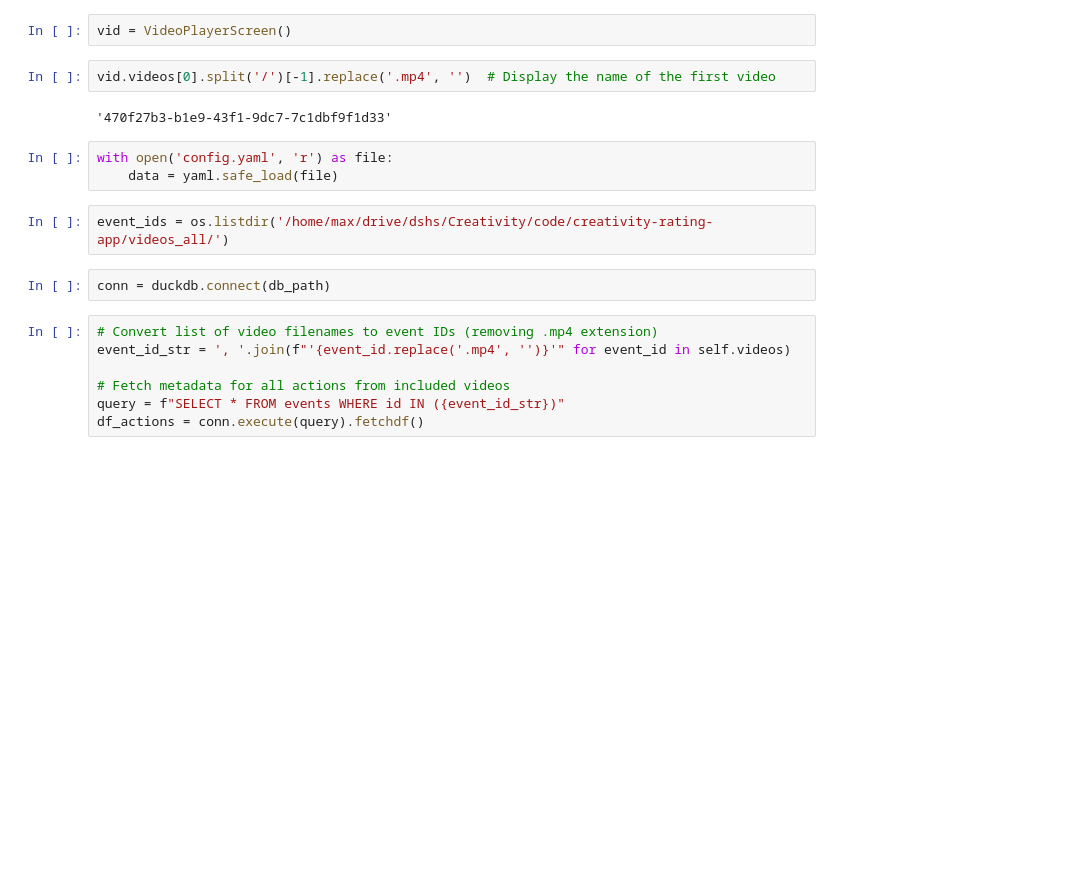
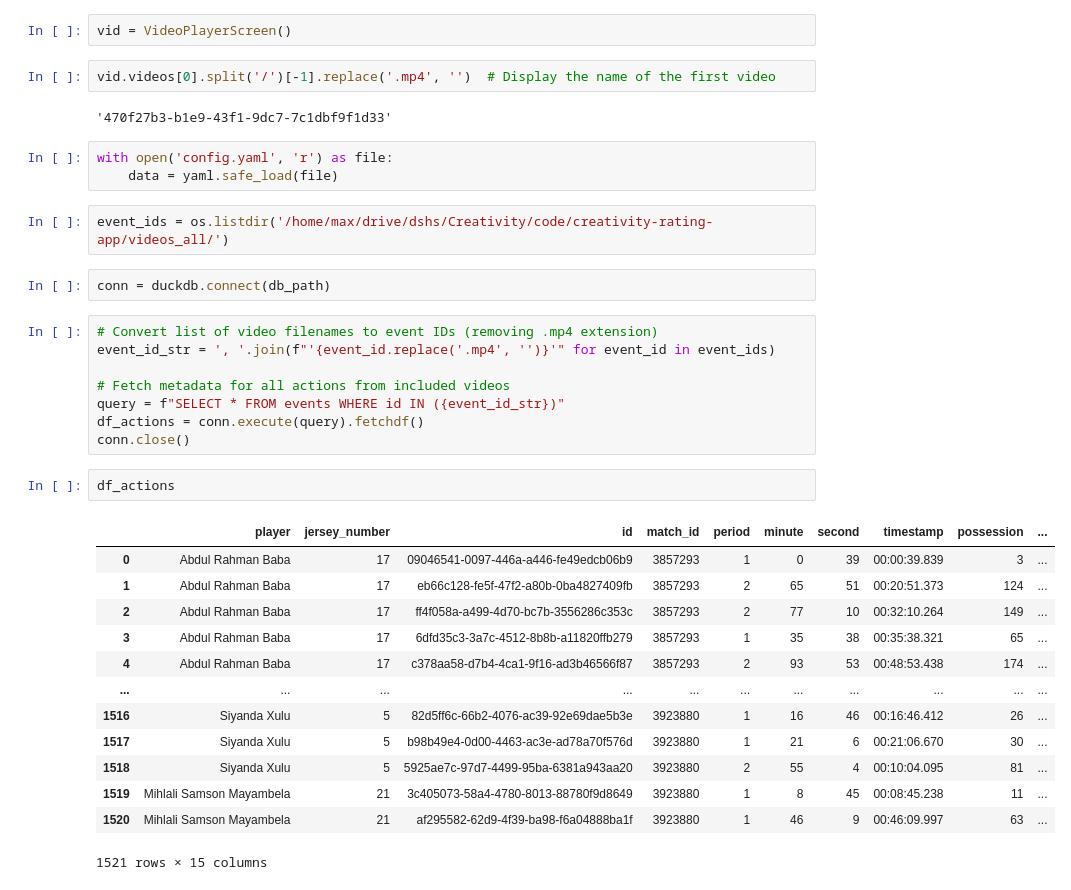
Before and after one commit to maxk92/creativity-rating-app, a Jupyter notebook: playground.ipynb, the cells around one changed output. Saved outputs shown, nothing was run; the diff lists cells and outputs as text; blank space fills up the shorter version.

```diff
--- a/playground.ipynb
+++ b/playground.ipynb
@@ -44,8 +44,25 @@ event_ids = os.listdir('/home/max/drive/dshs/Creativity/code/creativity-rating-a
 conn = duckdb.connect(db_path)
 # %%
 # Convert list of video filenames to event IDs (removing .mp4 extension)
-event_id_str = ', '.join(f"'{event_id.replace('.mp4', '')}'" for event_id in self.videos)
+event_id_str = ', '.join(f"'{event_id.replace('.mp4', '')}'" for event_id in event_ids)
 
 # Fetch metadata for all actions from included videos
 query = f"SELECT * FROM events WHERE id IN ({event_id_str})"
 df_actions = conn.execute(query).fetchdf()
+conn.close()
+# %%
+df_actions
+# %% [output]
+|  | player | jersey_number | id | match_id | period | minute | second | timestamp | possession | ... |
+| 0 | Abdul Rahman Baba | 17 | 09046541-0097-446a-a446-fe49edcb06b9 | 3857293 | 1 | 0 | 39 | 00:00:39.839 | 3 | ... |
+| 1 | Abdul Rahman Baba | 17 | eb66c128-fe5f-47f2-a80b-0ba4827409fb | 3857293 | 2 | 65 | 51 | 00:20:51.373 | 124 | ... |
+| 2 | Abdul Rahman Baba | 17 | ff4f058a-a499-4d70-bc7b-3556286c353c | 3857293 | 2 | 77 | 10 | 00:32:10.264 | 149 | ... |
+| 3 | Abdul Rahman Baba | 17 | 6dfd35c3-3a7c-4512-8b8b-a11820ffb279 | 3857293 | 1 | 35 | 38 | 00:35:38.321 | 65 | ... |
+| 4 | Abdul Rahman Baba | 17 | c378aa58-d7b4-4ca1-9f16-ad3b46566f87 | 3857293 | 2 | 93 | 53 | 00:48:53.438 | 174 | ... |
+| ... | ... | ... | ... | ... | ... | ... | ... | ... | ... | ... |
+| 1516 | Siyanda Xulu | 5 | 82d5ff6c-66b2-4076-ac39-92e69dae5b3e | 3923880 | 1 | 16 | 46 | 00:16:46.412 | 26 | ... |
+| 1517 | Siyanda Xulu | 5 | b98b49e4-0d00-4463-ac3e-ad78a70f576d | 3923880 | 1 | 21 | 6 | 00:21:06.670 | 30 | ... |
+| 1518 | Siyanda Xulu | 5 | 5925ae7c-97d7-4499-95ba-6381a943aa20 | 3923880 | 2 | 55 | 4 | 00:10:04.095 | 81 | ... |
+| 1519 | Mihlali Samson Mayambela | 21 | 3c405073-58a4-4780-8013-88780f9d8649 | 3923880 | 1 | 8 | 45 | 00:08:45.238 | 11 | ... |
+| 1520 | Mihlali Samson Mayambela | 21 | af295582-62d9-4f39-ba98-f6a04888ba1f | 3923880 | 1 | 46 | 9 | 00:46:09.997 | 63 | ... |
+1521 rows × 15 columns
```
Also changed, not shown: parts of 3 cells of this notebook, 6 other files.
